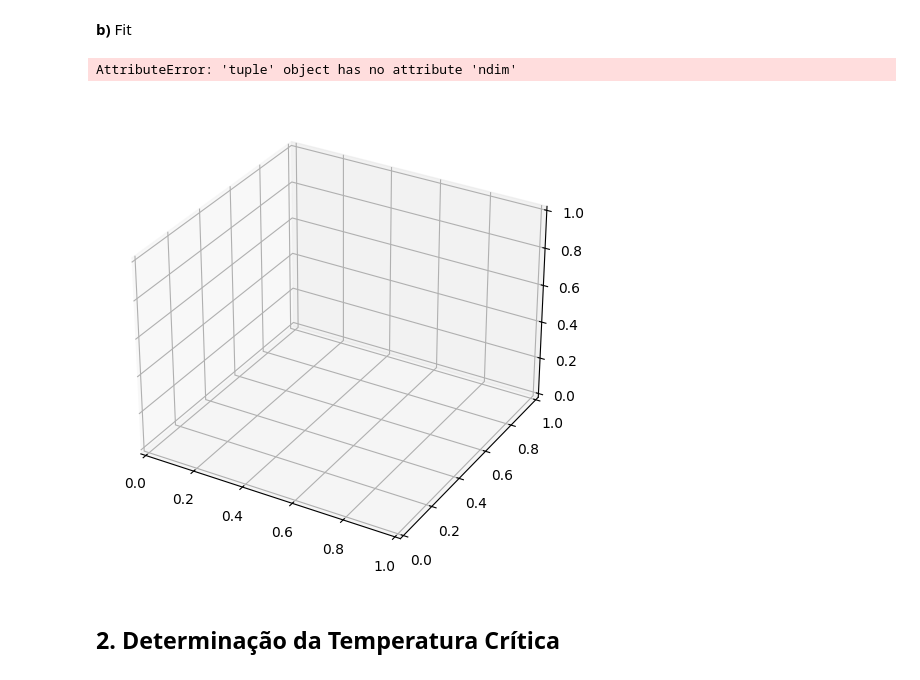
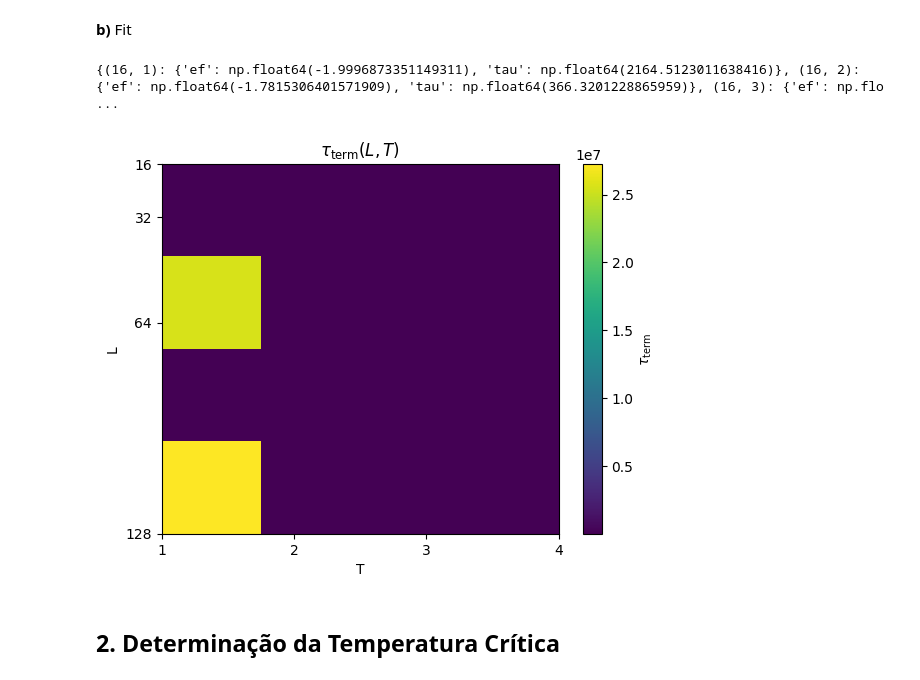
Before and after one commit to RafaelFernandesIST/FC_Grupo22, a Jupyter notebook: Projeto_1/projeto_1.ipynb, the cells around one changed output. Saved outputs shown, nothing was run; the diff lists cells and outputs as text; code cells hidden in the pictures.

```diff
--- a/Projeto_1/projeto_1.ipynb
+++ b/Projeto_1/projeto_1.ipynb
@@ -132,24 +118,56 @@ for L in L_array:
 # %% [markdown]
 **b)** Fit
 # %%
-def ener_func(N, e0, ef, tau):
-    return ef + (e0 - ef) * np.exp(- N/tau)
+def ener_func(N, ef, tau):
+    return ef + (e0 - ef) * np.exp(-N / tau)
 
-vars = [curve_fit(ener_func, n_iter, ener_array[i]) for i in range(4)]
+def guesses_for_ef_and_tau(energy_vals):
+    #o guess para ef será a média dos últimos 10% de valores
+    ef_guess = np.mean(avg_ener[-int(0.1 * len(avg_ener)):])
+    #o guess para
+
+# Dicionário para guardar os parâmetros de ajuste
+fit_results = {}
+
+for i, L in enumerate(L_array):
+    for j, T in enumerate(T_array):
+
+        ising = IsingModel(L, T)
+        ising.iter_monte_carlo(N)
+        N_values = np.arange(0, N + 1)
+        avg_ener = np.array(ising.energies) / (L * L)
+        e0 = avg_ener[0]
+
+        # Chamada do ajuste com estimativas iniciais
+        parameters, _ = curve_fit(ener_func, N_values, avg_ener, p0=[sum(avg_ener[-50:])/50, 200])
+        ef, tau = parameters
+
+        # A chave (L,T) estará associada a um dicionário onde se guardam os valores ef e tau
+        fit_results[(L, T)] = {'ef': ef, 'tau': tau}
+
+print(fit_results)
+# %% [output]
+{(16, 1): {'ef': np.float64(-1.9996873351149311), 'tau': np.float64(2164.5123011638416)}, (16, 2): {'ef': np.float64(-1.7815306401571909), 'tau': np.float64(366.3201228865959)}, (16, 3): {'ef': np.flo ...
 # %%
-taus = vars[2]
+# Organizamos os valores de tau obtidos numa matriz (array de arrays)
+L_vals = np.array(L_array)
+T_vals = np.array(T_array)
+tau_matrix = np.array([[fit_results[(L, T)]['tau'] for T in T_vals] for L in L_vals])
 
-fig = plt.figure(figsize=(10, 6))
-ax = fig.add_subplot(111, projection='3d')
-ax.plot_surface(L, T, taus, cmap='viridis', edgecolor='none')
-ax.set_xlabel('L')
-ax.set_ylabel('T')
-ax.set_zlabel(r'$\tau_{term}$')
-ax.set_title('Intensidade da Luz em Função de X e Y')
-plt.show() # mostrando o gráfico
+# Plot do obtido
+plt.imshow(tau_matrix, extent=[T_vals[0], T_vals[-1], L_vals[-1], L_vals[0]], aspect='auto', cmap='viridis')
+plt.colorbar(label=r'$\tau_{\mathrm{term}}$')
+plt.xticks(T_vals)
+plt.yticks(L_vals)
+plt.xlabel('T')
+plt.ylabel('L')
+plt.title(r'$\tau_{\mathrm{term}}(L, T)$')
+plt.show()
+
+# Create interpolator
+tau_interp = RegularGridInterpolator((L_vals, T_vals), tau_matrix)
 # %% [output]
-AttributeError: 'tuple' object has no attribute 'ndim'
-[figure, old version]
+[figure, new version]
 # %% [markdown]
 ## 2. Determinação da Temperatura Crítica
 # %%
```
Also changed, not shown: parts of 4 cells of this notebook.
